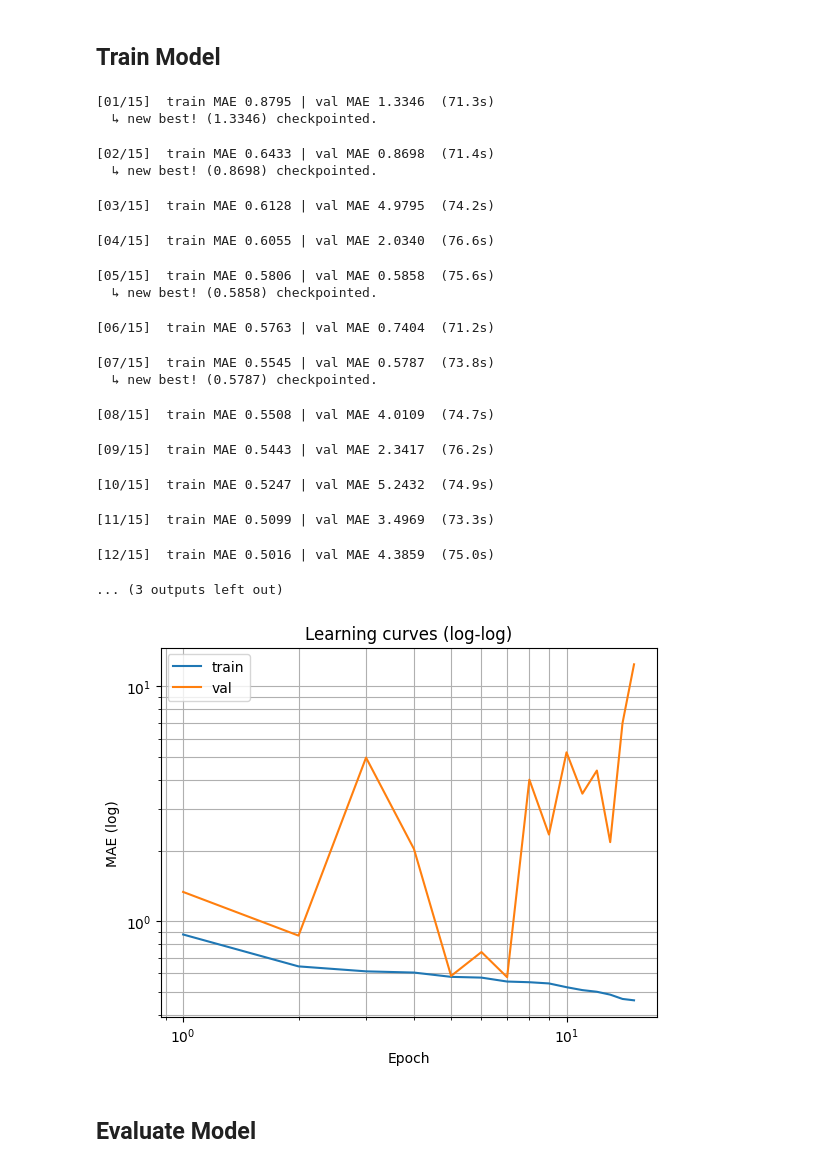
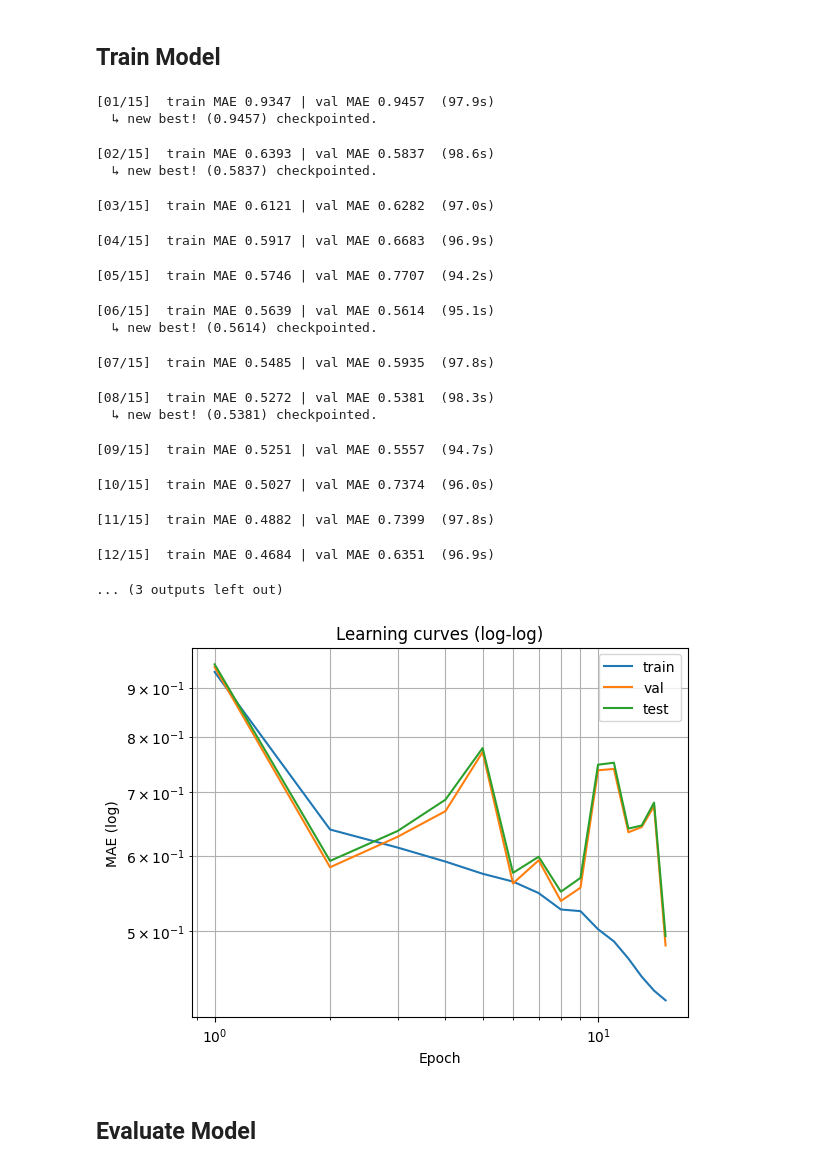
Before and after one commit to SevanBrodjian/FlowCount, a Jupyter notebook: drifting_dots_v3.ipynb, the cells around one changed output. Saved outputs shown, nothing was run; the diff lists cells and outputs as text; code cells hidden in the pictures.

Commit message:
Fixed up training script

```diff
--- a/drifting_dots_v3.ipynb
+++ b/drifting_dots_v3.ipynb
@@ -73,7 +94,24 @@ class DotPairDataset(Dataset):
 raw = torch.load(DATA_FILE)
 frames_u8, disp_i32 = raw["frames"], raw["disp"]
 
-full_ds   = DotPairDataset(frames_u8, disp_i32, grayscale=USE_GRAYSCALE)
+# Calculate means/stds for all frame channels
+flat = frames_u8.float().view( frames_u8.shape[0] * 3, -1 ) / 255.0
+f0 = frames_u8[:-1].float()
+f1 = frames_u8[1:].float()
+diff = (f1 - f0).div(255.0)
+flat_diff = diff.view(diff.shape[0]*3, -1)
+all_flat = torch.cat([flat, flat_diff], dim=0)
+means = all_flat.mean(dim=1)
+stds  = all_flat.std(dim=1)
+channel_means = means.reshape(-1,1,1)
+channel_stds  = stds.reshape(-1,1,1)
+
+# DISP_MEAN = disp_i32.to(torch.float32).mean()
+# DISP_STD = disp_i32.to(torch.float32).std()
+DISP_MEAN = 0
+DISP_STD = 1
+
+full_ds   = DotPairDataset(frames_u8, disp_i32, DISP_MEAN, DISP_STD, grayscale=USE_GRAYSCALE)
 
 n_total   = len(full_ds)
 n_train   = int(TRAIN_FRACTION * n_total)
@@ -132,7 +198,8 @@ def get_resnet(depth=18, in_channels=9, pretrained=False):
         152: torchvision.models.resnet152,
     }[depth]
 
-    model = factory(weights="IMAGENET1K_V1" if pretrained else None)
+    model = factory(weights="IMAGENET1K_V1" if pretrained else None, memory_format=torch.channels_last)
+    torch.backends.cudnn.benchmark = True
 
     # Patch the first conv if channel count differs
     if in_channels != 3:
@@ -151,6 +218,8 @@ C_IN   = 3 if USE_GRAYSCALE else 9
 net    = get_resnet(RESNET_DEPTH, in_channels=C_IN, pretrained=PRETRAINED).to(DEVICE)
 criterion = nn.L1Loss()
 optim     = torch.optim.AdamW(net.parameters(), lr=LR, weight_decay=WEIGHT_DECAY)
+scheduler = torch.optim.lr_scheduler.CosineAnnealingLR(optim, T_max=NUM_EPOCHS)
+scaler    = GradScaler(device=DEVICE)
 
 summary(net)
 # %% [output]
@@ -181,27 +250,35 @@ def run_epoch(model, loader, train=True):
     total_loss, n_samples = 0.0, 0
     with torch.set_grad_enabled(train):
         for x, y in tqdm(loader, desc="Batch"):
-            x, y = x.to(DEVICE), y.to(DEVICE).unsqueeze(1)  # (B,1)
-            pred = model(x)
-            loss = criterion(pred, y)
+            x, y = x.to(DEVICE), y.float().unsqueeze(1).to(DEVICE)  # (B,1)
+            with autocast(device=DEVICE):
+                pred = model(x)
+                loss = criterion(pred, y)
             if train:
                 optim.zero_grad(set_to_none=True)
-                loss.backward()
-                optim.step()
+                scaler.scale(loss).backward()
+                scaler.step(optim)
+                scaler.update()
+                scheduler.step()
             total_loss += loss.item() * x.size(0)
             n_samples  += x.size(0)
     return total_loss / n_samples    # MAE
 # %%
-train_curve, val_curve = [], []
+train_curve, val_curve, test_curve = [], [], []
 best_val = float("inf")
 
 for epoch in trange(1, NUM_EPOCHS+1, desc="Epoch"):
     t0 = time.time()
     tr_loss = run_epoch(net, train_ld, train=True)
+    tr_loss = unnormalize(tr_loss, DISP_MEAN, DISP_STD)
     val_loss = run_epoch(net, val_ld,   train=False)
+    tr_loss = unnormalize(tr_loss, DISP_MEAN, DISP_STD)
+    test_loss = run_epoch(net, test_ld,   train=False)
+    test_loss = unnormalize(test_loss, DISP_MEAN, DISP_STD)
 
     train_curve.append(tr_loss)
     val_curve.append(val_loss)
+    test_curve.append(test_loss)
 
     # -- console log
     print(f"[{epoch:02d}/{NUM_EPOCHS}]  "
@@ -222,38 +299,39 @@ for epoch in trange(1, NUM_EPOCHS+1, desc="Epoch"):
         shutil.copy(last_path, best_path)
         print(f"  ↳ new best! ({best_val:.4f}) checkpointed.")
 # %% [output]
-[01/15]  train MAE 0.8795 | val MAE 1.3346  (71.3s)
-  ↳ new best! (1.3346) checkpointed.
+[01/15]  train MAE 0.9347 | val MAE 0.9457  (97.9s)
+  ↳ new best! (0.9457) checkpointed.
-[02/15]  train MAE 0.6433 | val MAE 0.8698  (71.4s)
-  ↳ new best! (0.8698) checkpointed.
+[02/15]  train MAE 0.6393 | val MAE 0.5837  (98.6s)
+  ↳ new best! (0.5837) checkpointed.
-[03/15]  train MAE 0.6128 | val MAE 4.9795  (74.2s)
+[03/15]  train MAE 0.6121 | val MAE 0.6282  (97.0s)
-[04/15]  train MAE 0.6055 | val MAE 2.0340  (76.6s)
+[04/15]  train MAE 0.5917 | val MAE 0.6683  (96.9s)
-[05/15]  train MAE 0.5806 | val MAE 0.5858  (75.6s)
-  ↳ new best! (0.5858) checkpointed.
+[05/15]  train MAE 0.5746 | val MAE 0.7707  (94.2s)
-[06/15]  train MAE 0.5763 | val MAE 0.7404  (71.2s)
+[06/15]  train MAE 0.5639 | val MAE 0.5614  (95.1s)
+  ↳ new best! (0.5614) checkpointed.
-[07/15]  train MAE 0.5545 | val MAE 0.5787  (73.8s)
-  ↳ new best! (0.5787) checkpointed.
+[07/15]  train MAE 0.5485 | val MAE 0.5935  (97.8s)
-[08/15]  train MAE 0.5508 | val MAE 4.0109  (74.7s)
+[08/15]  train MAE 0.5272 | val MAE 0.5381  (98.3s)
+  ↳ new best! (0.5381) checkpointed.
-[09/15]  train MAE 0.5443 | val MAE 2.3417  (76.2s)
+[09/15]  train MAE 0.5251 | val MAE 0.5557  (94.7s)
-[10/15]  train MAE 0.5247 | val MAE 5.2432  (74.9s)
+[10/15]  train MAE 0.5027 | val MAE 0.7374  (96.0s)
-[11/15]  train MAE 0.5099 | val MAE 3.4969  (73.3s)
+[11/15]  train MAE 0.4882 | val MAE 0.7399  (97.8s)
-[12/15]  train MAE 0.5016 | val MAE 4.3859  (75.0s)
+[12/15]  train MAE 0.4684 | val MAE 0.6351  (96.9s)
 ... (3 outputs left out)
 # %%
 # -- plot log-log learning curves
 steps = np.arange(1, len(train_curve)+1)
 plt.figure()
 plt.loglog(steps, train_curve, label="train")
 plt.loglog(steps, val_curve,   label="val")
+plt.loglog(steps, test_curve,   label="test")
 plt.xlabel("Epoch")
 plt.ylabel("MAE (log)")
 plt.legend()
 plt.grid(True, which="both")
 plt.title("Learning curves (log-log)")
 plt.savefig(EXP_DIR / "loss_curve.png", dpi=150)
 plt.show()
 # %% [output]
-[figure, old version]
+[figure, new version]
 # %% [markdown]
 ## Evaluate Model
 # %%
```
Also changed, not shown: parts of 14 cells of this notebook.
